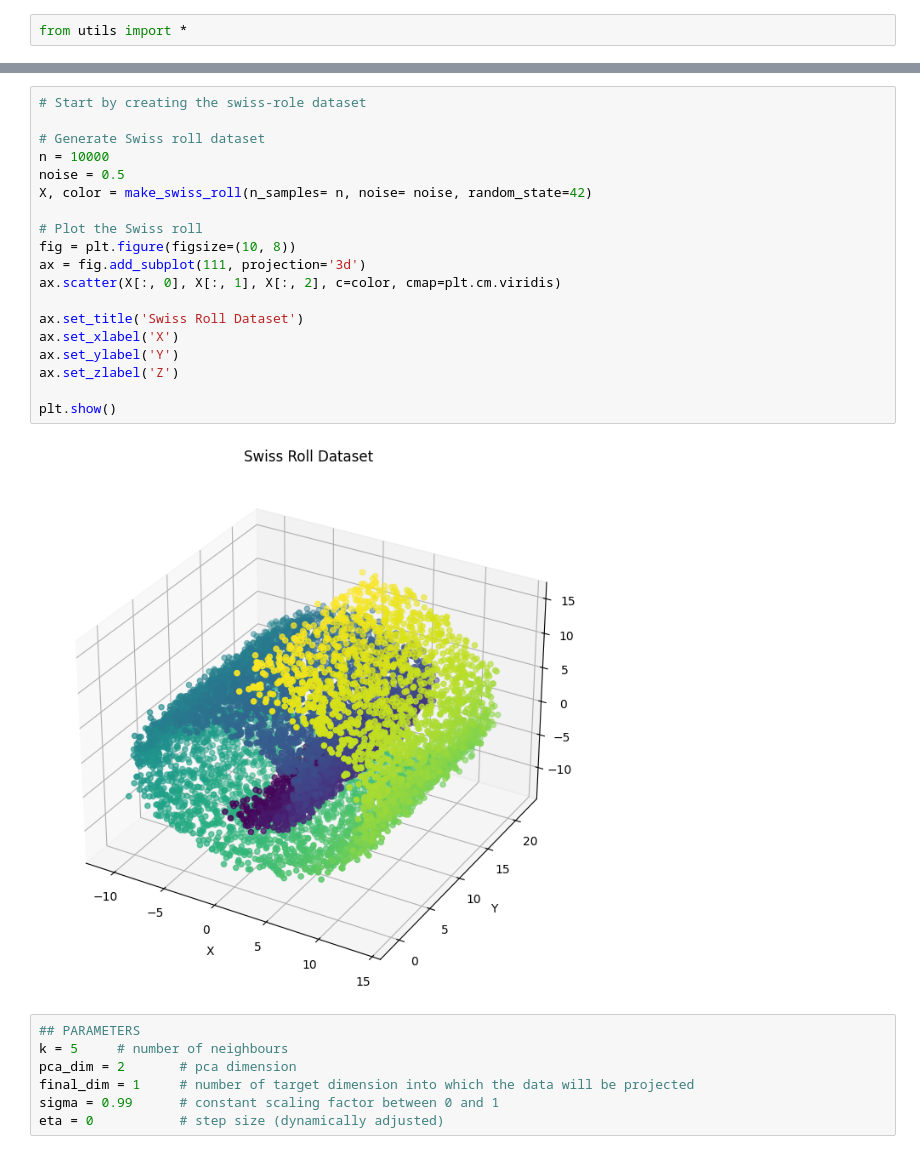
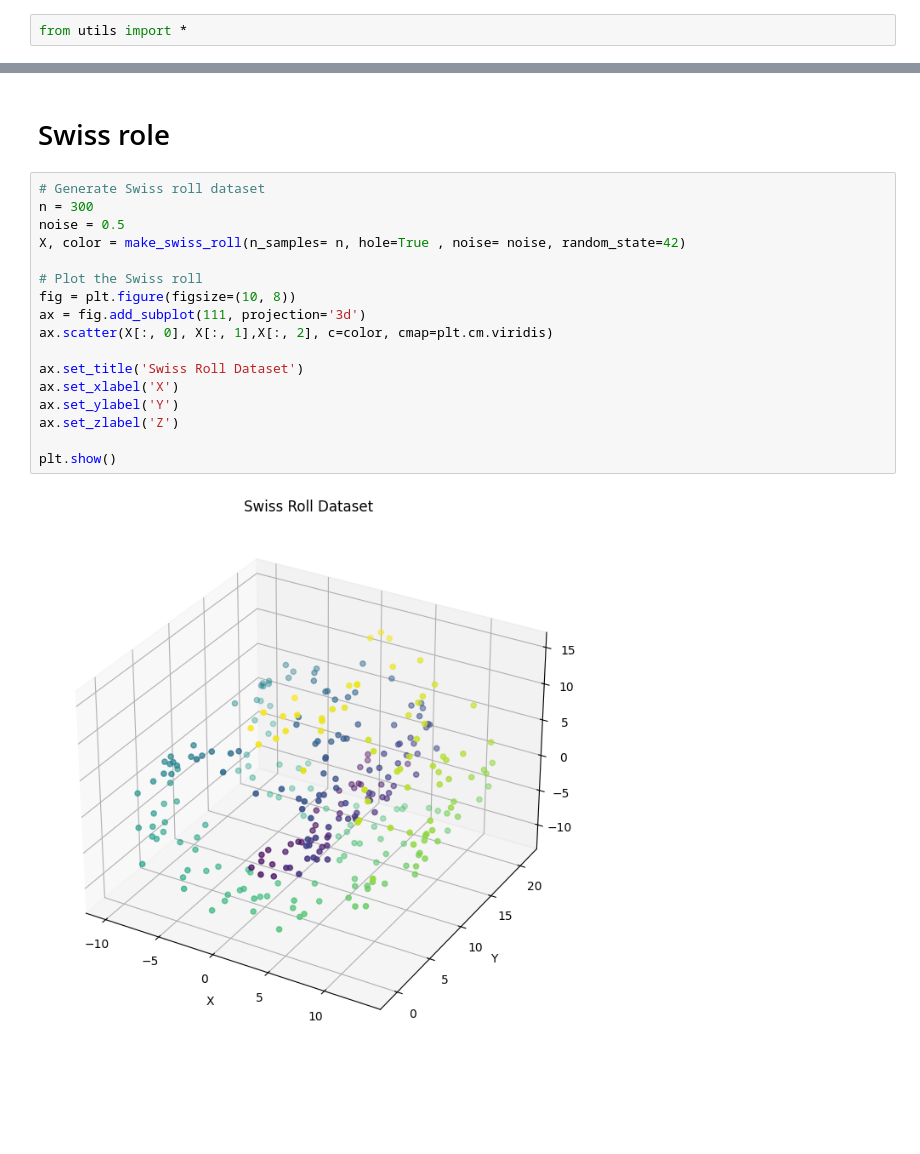
Before and after one commit to mariiapronesti01/unsupervised_learning, a Jupyter notebook: trial.ipynb, the cells around one changed output, grey strips where cells are left out. Drawn from its saved outputs; the diff is of its cells as text; blank space fills up the shorter version.

```diff
--- a/trial.ipynb
+++ b/trial.ipynb
@@ -13,28 +68,21 @@ from utils import *
+# %% [markdown]
+# Swiss role
 # %%
-# Start by creating the swiss-role dataset
-
 # Generate Swiss roll dataset
-n = 10000
+n = 300
 noise = 0.5
-X, color = make_swiss_roll(n_samples= n, noise= noise, random_state=42)
+X, color = make_swiss_roll(n_samples= n, hole=True , noise= noise, random_state=42)
 
 # Plot the Swiss roll
 fig = plt.figure(figsize=(10, 8))
 ax = fig.add_subplot(111, projection='3d')
-ax.scatter(X[:, 0], X[:, 1], X[:, 2], c=color, cmap=plt.cm.viridis)
+ax.scatter(X[:, 0], X[:, 1],X[:, 2], c=color, cmap=plt.cm.viridis)
 
 ax.set_title('Swiss Roll Dataset')
 ax.set_xlabel('X')
 ax.set_ylabel('Y')
 ax.set_zlabel('Z')
 
 plt.show()
 # %% [output]
-[figure, old version]
+[figure, new version]
-# %%
-## PARAMETERS
-k = 5     # number of neighbours
-pca_dim = 2       # pca dimension
-final_dim = 1     # number of target dimension into which the data will be projected
-sigma = 0.99      # constant scaling factor between 0 and 1
-eta = 0           # step size (dynamically adjusted)
```
Also changed, not shown: parts of 11 cells of this notebook, 1 other file.
